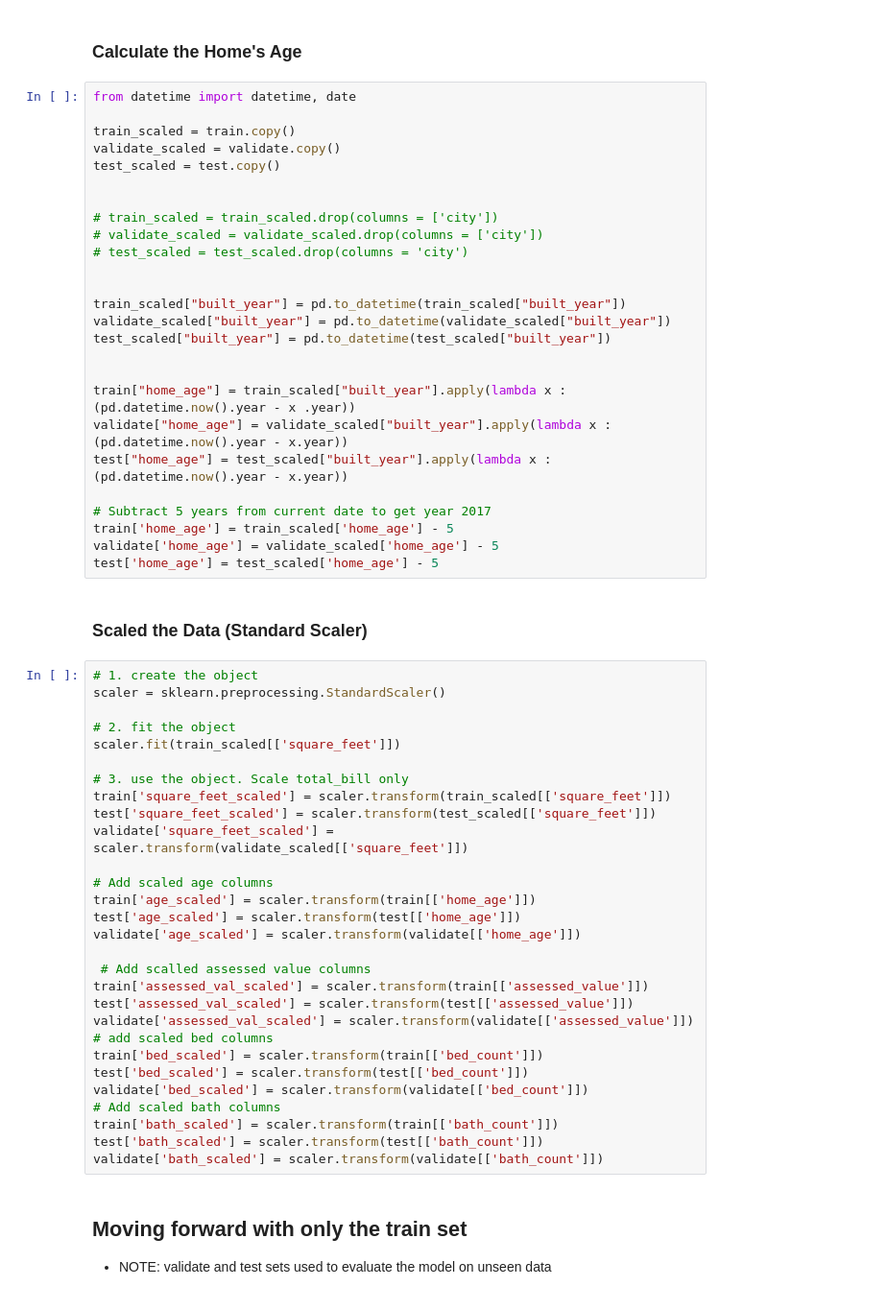
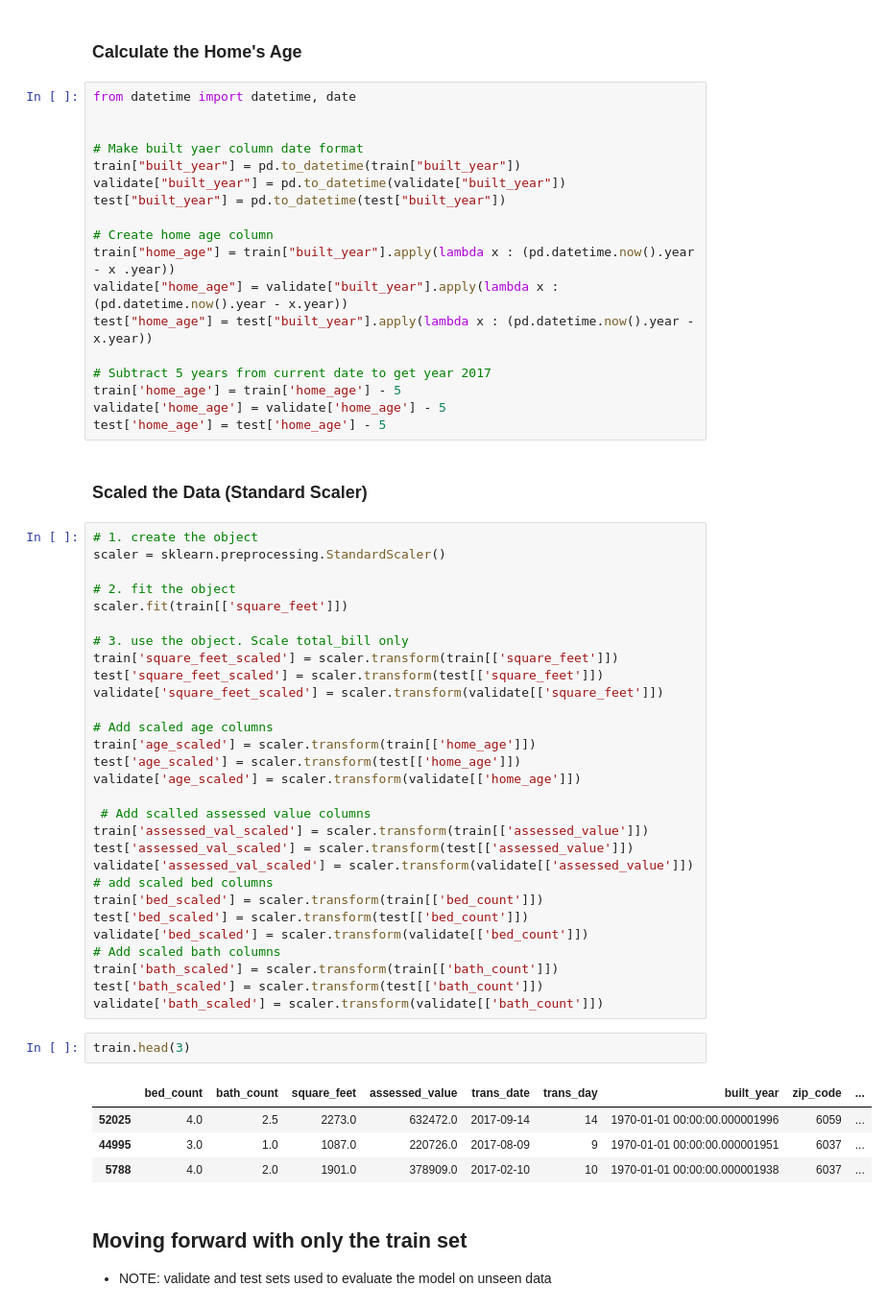
Before and after one commit to stephenkipkurui/regression-project, a Jupyter notebook: zillow_report.ipynb, the cells around one changed output. Shown: that part at 96% size. Saved outputs shown, nothing was run; the diff lists cells and outputs as text.

```diff
--- a/zillow_report.ipynb
+++ b/zillow_report.ipynb
@@ -139,29 +147,21 @@ test['city'] = test.zip_code.replace({6037: 'Los Angeles', 6059:'Orange', 6111:'
 # %%
 from datetime import datetime, date
 
-train_scaled = train.copy()
-validate_scaled = validate.copy()
-test_scaled = test.copy()
 
+# Make built yaer column date format
+train["built_year"] = pd.to_datetime(train["built_year"])
+validate["built_year"] = pd.to_datetime(validate["built_year"])
+test["built_year"] = pd.to_datetime(test["built_year"])
 
-# train_scaled = train_scaled.drop(columns = ['city'])
-# validate_scaled = validate_scaled.drop(columns = ['city'])
-# test_scaled = test_scaled.drop(columns = 'city')
-
-
-train_scaled["built_year"] = pd.to_datetime(train_scaled["built_year"])
-validate_scaled["built_year"] = pd.to_datetime(validate_scaled["built_year"])
-test_scaled["built_year"] = pd.to_datetime(test_scaled["built_year"])
-
-
-train["home_age"] = train_scaled["built_year"].apply(lambda x : (pd.datetime.now().year - x .year))
-validate["home_age"] = validate_scaled["built_year"].apply(lambda x : (pd.datetime.now().year - x.year))
-test["home_age"] = test_scaled["built_year"].apply(lambda x : (pd.datetime.now().year - x.year))
+# Create home age column
+train["home_age"] = train["built_year"].apply(lambda x : (pd.datetime.now().year - x .year))
+validate["home_age"] = validate["built_year"].apply(lambda x : (pd.datetime.now().year - x.year))
+test["home_age"] = test["built_year"].apply(lambda x : (pd.datetime.now().year - x.year))
 
 # Subtract 5 years from current date to get year 2017
-train['home_age'] = train_scaled['home_age'] - 5
-validate['home_age'] = validate_scaled['home_age'] - 5
-test['home_age'] = test_scaled['home_age'] - 5
+train['home_age'] = train['home_age'] - 5
+validate['home_age'] = validate['home_age'] - 5
+test['home_age'] = test['home_age'] - 5
 # %% [markdown]
 ### Scaled the Data (Standard Scaler)
 # %%
@@ -169,12 +169,12 @@ test['home_age'] = test_scaled['home_age'] - 5
 scaler = sklearn.preprocessing.StandardScaler()
 
 # 2. fit the object
-scaler.fit(train_scaled[['square_feet']])
+scaler.fit(train[['square_feet']])
 
 # 3. use the object. Scale total_bill only
-train['square_feet_scaled'] = scaler.transform(train_scaled[['square_feet']])
-test['square_feet_scaled'] = scaler.transform(test_scaled[['square_feet']])
-validate['square_feet_scaled'] = scaler.transform(validate_scaled[['square_feet']])
+train['square_feet_scaled'] = scaler.transform(train[['square_feet']])
+test['square_feet_scaled'] = scaler.transform(test[['square_feet']])
+validate['square_feet_scaled'] = scaler.transform(validate[['square_feet']])
 
 # Add scaled age columns
 train['age_scaled'] = scaler.transform(train[['home_age']])
@@ -193,6 +193,13 @@ validate['bed_scaled'] = scaler.transform(validate[['bed_count']])
 train['bath_scaled'] = scaler.transform(train[['bath_count']])
 test['bath_scaled'] = scaler.transform(test[['bath_count']])
 validate['bath_scaled'] = scaler.transform(validate[['bath_count']])
+# %%
+train.head(3)
+# %% [output]
+|  | bed_count | bath_count | square_feet | assessed_value | trans_date | trans_day | built_year | zip_code | ... |
+| 52025 | 4.0 | 2.5 | 2273.0 | 632472.0 | 2017-09-14 | 14 | 1970-01-01 00:00:00.000001996 | 6059 | ... |
+| 44995 | 3.0 | 1.0 | 1087.0 | 220726.0 | 2017-08-09 | 9 | 1970-01-01 00:00:00.000001951 | 6037 | ... |
+| 5788 | 4.0 | 2.0 | 1901.0 | 378909.0 | 2017-02-10 | 10 | 1970-01-01 00:00:00.000001938 | 6037 | ... |
 # %% [markdown]
 ## Moving forward with only the train set
 - NOTE: validate and test sets used to evaluate the model on unseen data
```
Also changed, not shown: parts of 37 cells of this notebook.
